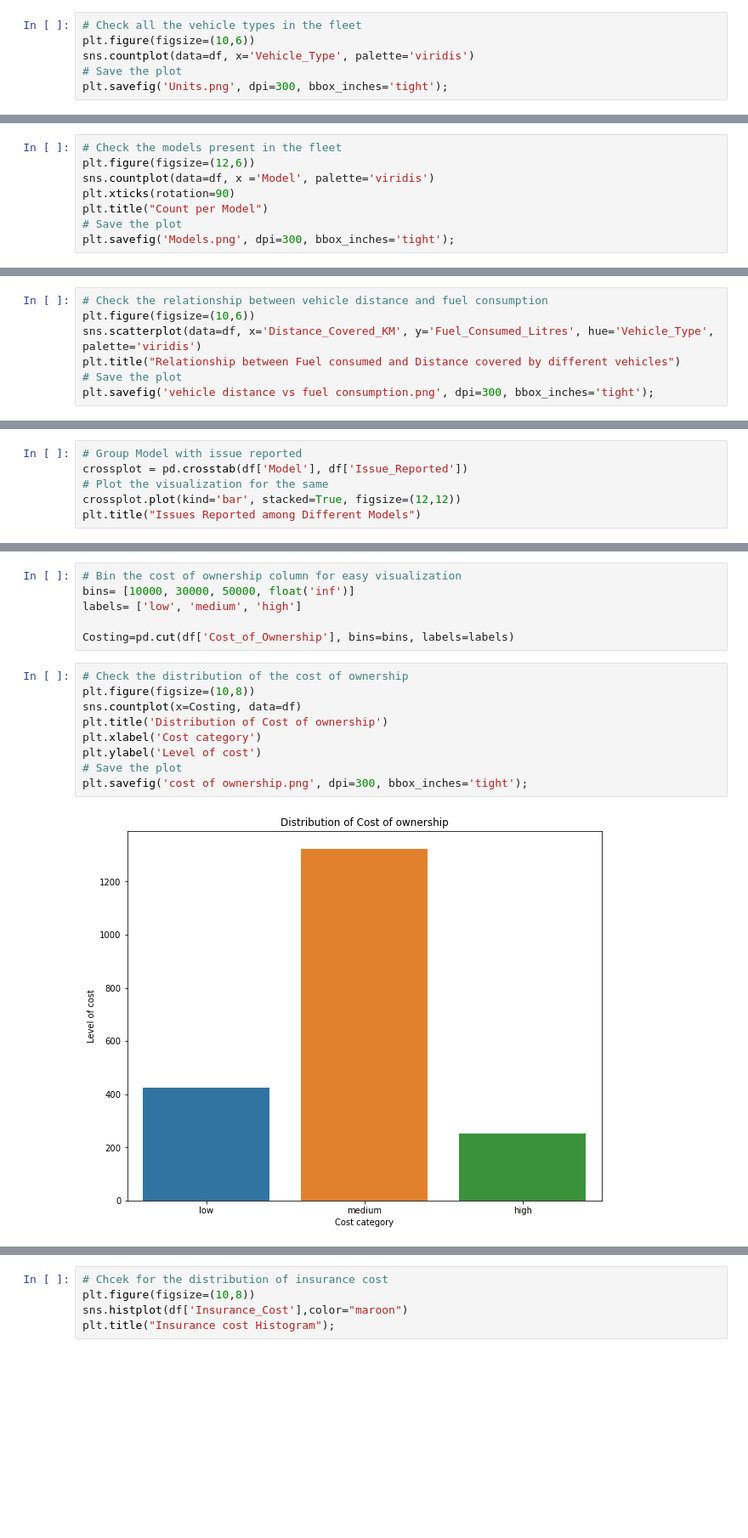
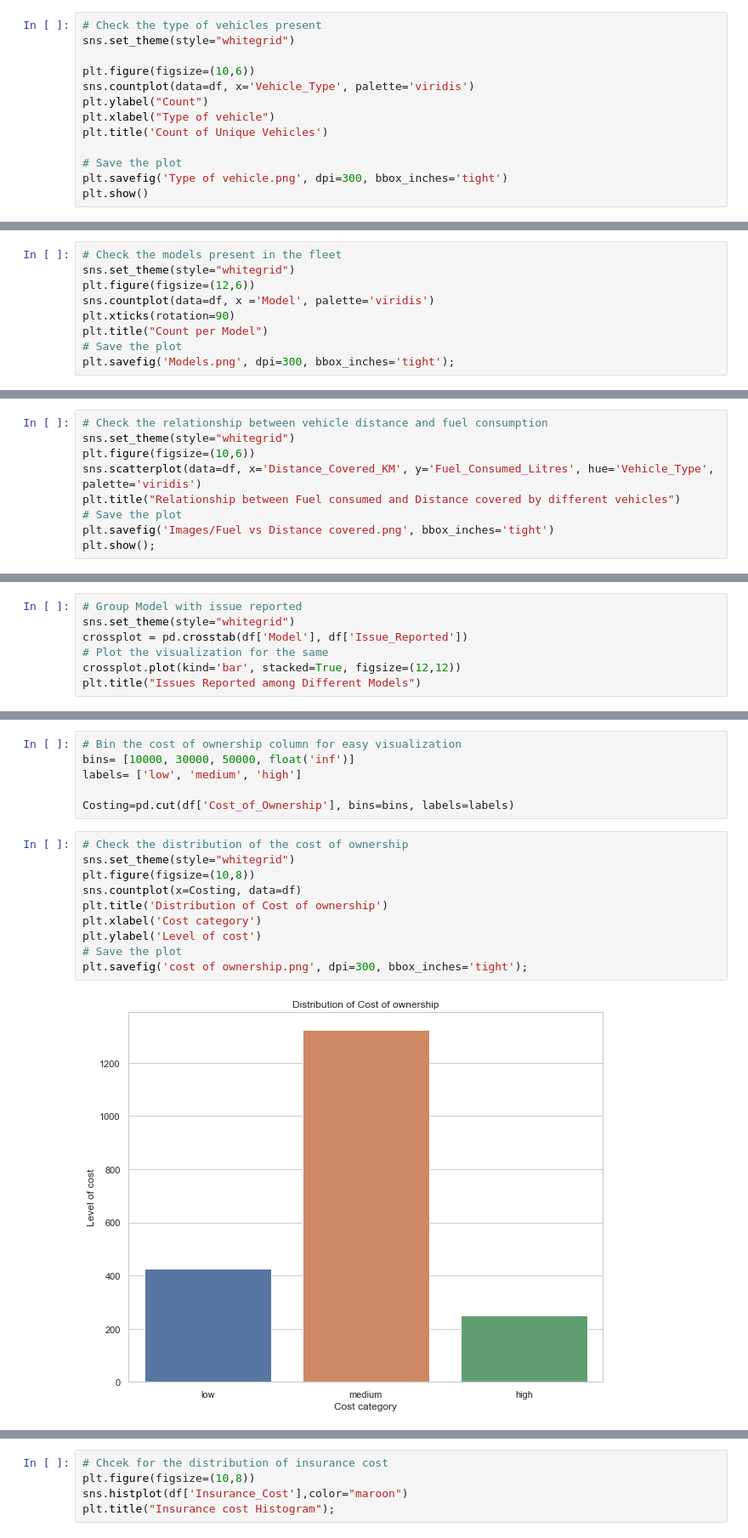
Before and after one commit to Masinde10/Fleet_operations_1, a Jupyter notebook: Fleet_operations_1.ipynb, the cells around one changed output, grey strips where cells are left out. Shown at 85% size. Drawn from its saved outputs; the diff is of its cells as text; blank space fills up the shorter version.

```diff
--- a/Fleet_operations_1.ipynb
+++ b/Fleet_operations_1.ipynb
@@ -121,9 +121,16 @@ df.duplicated().sum()
 
 In this section, we visualize different feature relationships. we aim to uncover the trends our our data at this point. Often, this is where we decide on the model that we will use for our project depending on the results of the visualizations.
 # %%
-# Check all the vehicle types in the fleet
+# Check the type of vehicles present
+sns.set_theme(style="whitegrid")
+
 plt.figure(figsize=(10,6))
 sns.countplot(data=df, x='Vehicle_Type', palette='viridis')
+plt.ylabel("Count")
+plt.xlabel("Type of vehicle")
+plt.title('Count of Unique Vehicles')
+
 # Save the plot
-plt.savefig('Units.png', dpi=300, bbox_inches='tight');
+plt.savefig('Type of vehicle.png', dpi=300, bbox_inches='tight')
+plt.show()
 # %% [output]
@@ -131,5 +138,6 @@ plt.savefig('Units.png', dpi=300, bbox_inches='tight');
 # %%
 # Check the models present in the fleet
+sns.set_theme(style="whitegrid")
 plt.figure(figsize=(12,6))
 sns.countplot(data=df, x ='Model', palette='viridis')
 plt.xticks(rotation=90)
@@ -141,8 +149,10 @@ plt.savefig('Models.png', dpi=300, bbox_inches='tight');
 # %%
 # Check the relationship between vehicle distance and fuel consumption
+sns.set_theme(style="whitegrid")
 plt.figure(figsize=(10,6))
 sns.scatterplot(data=df, x='Distance_Covered_KM', y='Fuel_Consumed_Litres', hue='Vehicle_Type', palette='viridis')
 plt.title("Relationship between Fuel consumed and Distance covered by different vehicles")
 # Save the plot
-plt.savefig('vehicle distance vs fuel consumption.png', dpi=300, bbox_inches='tight');
+plt.savefig('Images/Fuel vs Distance covered.png', bbox_inches='tight')
+plt.show();
 # %% [output]
@@ -154,6 +164,7 @@ df['Service_Date']= pd.to_datetime(df['Service_Date'], errors='coerce')
 df['Month']=df['Service_Date'].dt.strftime('%B')
 # %%
 # Group Model with issue reported
+sns.set_theme(style="whitegrid")
 crossplot = pd.crosstab(df['Model'], df['Issue_Reported'])
 # Plot the visualization for the same
 crossplot.plot(kind='bar', stacked=True, figsize=(12,12))
@@ -169,14 +180,15 @@ labels= ['low', 'medium', 'high']
 Costing=pd.cut(df['Cost_of_Ownership'], bins=bins, labels=labels)
 # %%
 # Check the distribution of the cost of ownership
+sns.set_theme(style="whitegrid")
 plt.figure(figsize=(10,8))
 sns.countplot(x=Costing, data=df)
 plt.title('Distribution of Cost of ownership')
 plt.xlabel('Cost category')
 plt.ylabel('Level of cost')
 # Save the plot
 plt.savefig('cost of ownership.png', dpi=300, bbox_inches='tight');
 # %% [output]
-[figure, old version]
+[figure, new version]
 # %%
 # Plot a regression plot to inspect for linear properties
```
Also changed, not shown: parts of 6 cells of this notebook, 8 other files.
